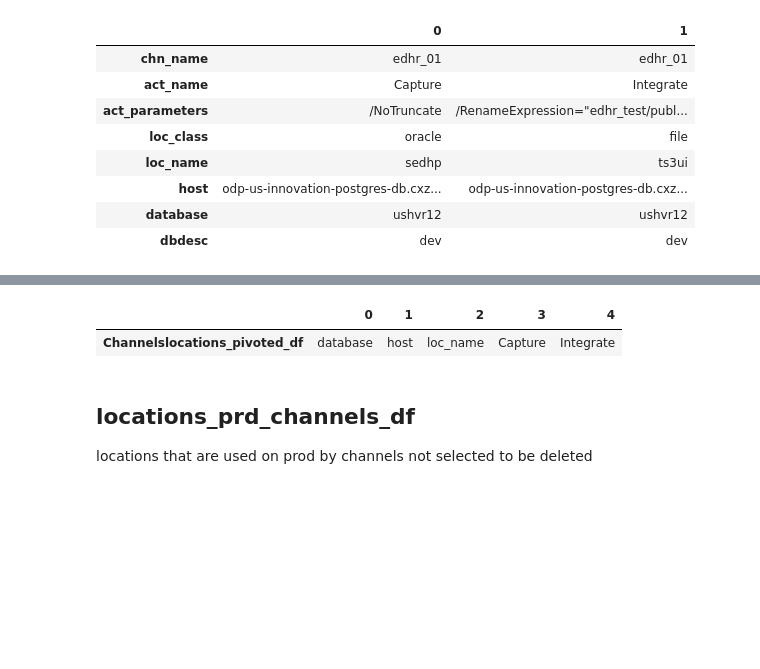
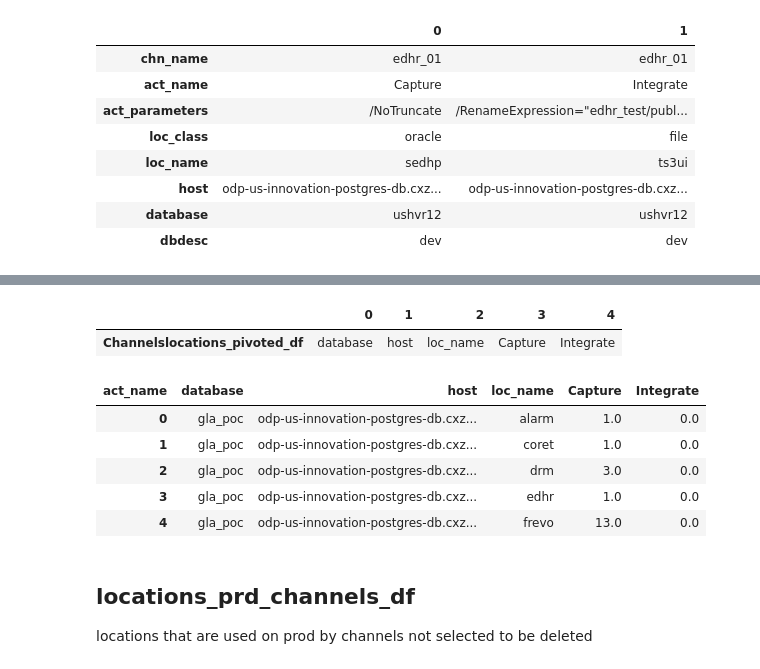
Before and after one commit to bartoszski/haskell, a Jupyter notebook: vitality/PY_LocationAnalysis.ipynb, the cells around one changed output, grey strips where cells are left out. Saved outputs shown, nothing was run; the diff lists cells and outputs as text; code cells hidden in the pictures; blank space fills up the shorter version.

```diff
--- a/vitality/PY_LocationAnalysis.ipynb
+++ b/vitality/PY_LocationAnalysis.ipynb
@@ -136,12 +207,19 @@ Channelslocations_df.head(2).T
 # %%
 #-- ignore all channels with d_ preffix
 #-- count channels per action and pivot
 Channelslocations_pivoted_df     = Channelslocations_df[Channelslocations_df.chn_name.apply(lambda x: x.split('_')[0]!='d')].pivot_table(index=['database','host','loc_name'] , columns='act_name',values='chn_name' , aggfunc=len).fillna(0).reset_index()
 Channelslocations_pivoted_prd_df =  Channelslocations_pivoted_df[Channelslocations_pivoted_df['host'].isin(['odp-fin-prod-hvr-metadata.odp.health.ge.com','odp-us-prod-hvr-metadata-db.cjyhx859wwhg.us-east-1.rds.amazonaws.com'])]
 getcols(Channelslocations_pivoted_df)
+Channelslocations_pivoted_df.head()
 # %% [output]
 |  | 0 | 1 | 2 | 3 | 4 |
 | Channelslocations_pivoted_df | database | host | loc_name | Capture | Integrate |
+| act_name | database | host | loc_name | Capture | Integrate |
+| 0 | gla_poc | odp-us-innovation-postgres-db.cxz... | alarm | 1.0 | 0.0 |
+| 1 | gla_poc | odp-us-innovation-postgres-db.cxz... | coret | 1.0 | 0.0 |
+| 2 | gla_poc | odp-us-innovation-postgres-db.cxz... | drm | 3.0 | 0.0 |
+| 3 | gla_poc | odp-us-innovation-postgres-db.cxz... | edhr | 1.0 | 0.0 |
+| 4 | gla_poc | odp-us-innovation-postgres-db.cxz... | frevo | 13.0 | 0.0 |
 # %% [markdown]
 ## locations_prd_channels_df
 locations that are used on prod by channels not selected to be deleted
```
Also changed, not shown: parts of 35 cells of this notebook.
